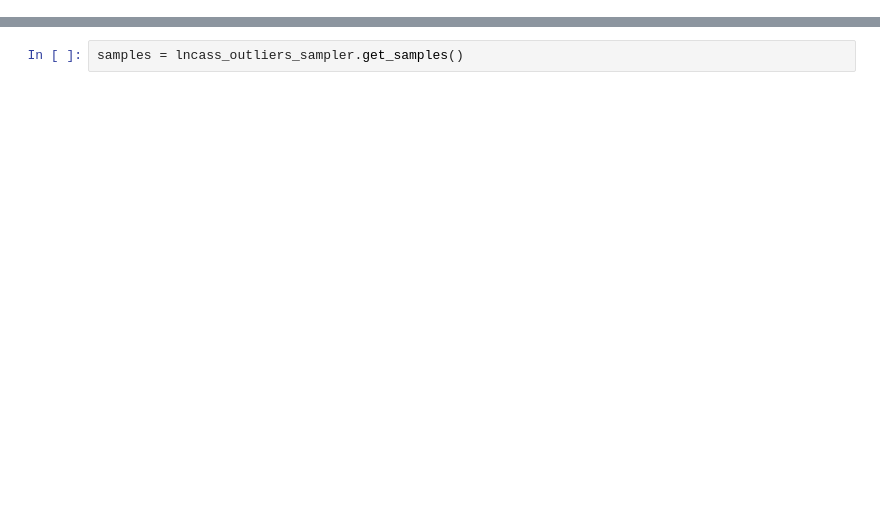
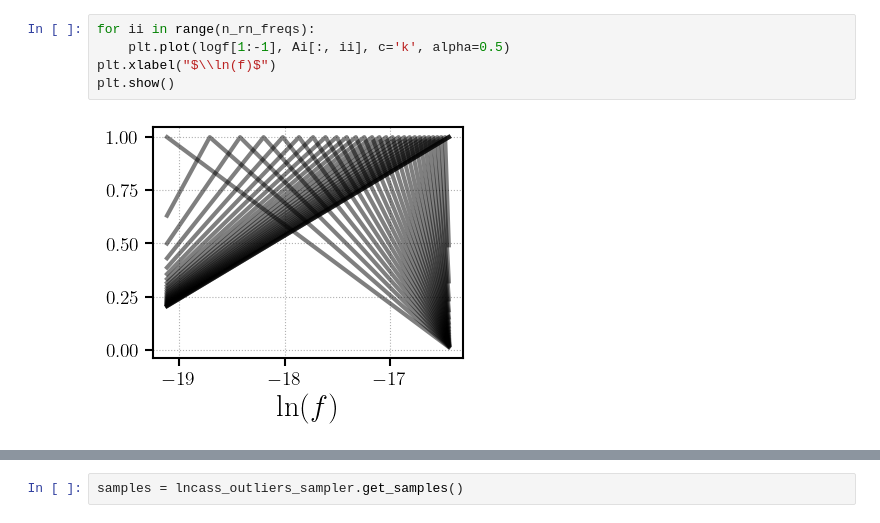
Before and after one commit to meyers-academic/flexible_pta_spectral_models, a Jupyter notebook: notebooks/rn_single_pulsar_broken_powerlaw.ipynb, the cells around one changed output, grey strips where cells are left out. Drawn from its saved outputs; the diff is of its cells as text; blank space fills up the shorter version.

```diff
--- a/notebooks/rn_single_pulsar_broken_powerlaw.ipynb
+++ b/notebooks/rn_single_pulsar_broken_powerlaw.ipynb
@@ -71,0 +99,7 @@ print(freqs.size)
+# %%
+for ii in range(n_rn_freqs):
+    plt.plot(logf[1:-1], Ai[:, ii], c='k', alpha=0.5)
+plt.xlabel("$\\ln(f)$")
+plt.show()
+# %% [output]
+[figure, added]
```
Also changed, not shown: parts of 56 cells of this notebook, 3 other files.
